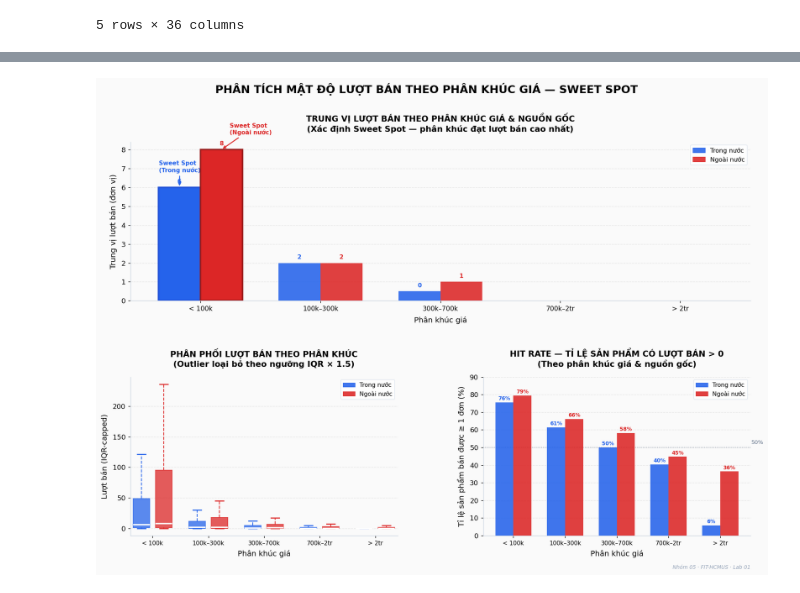
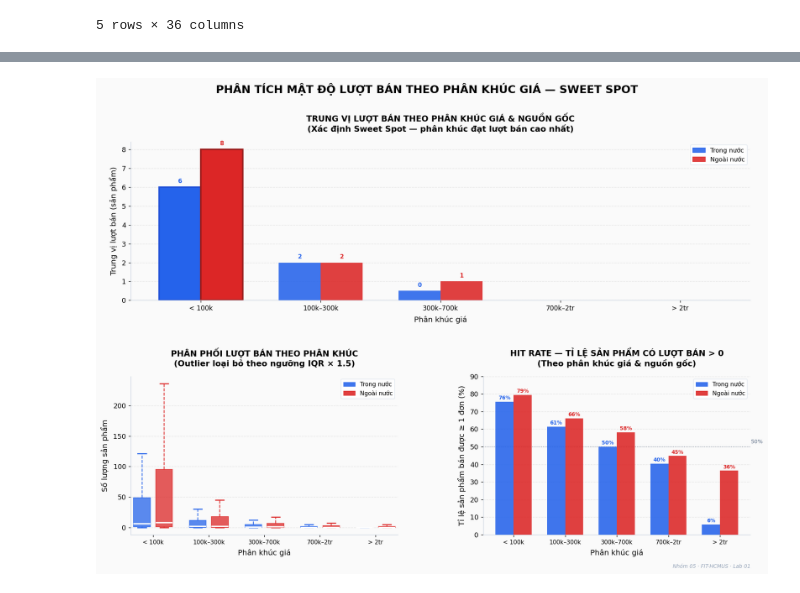
Before and after one commit to TrucHang676/TQH-LAB010-N5, a Jupyter notebook: notebooks/DataVisualization _ 23120206.ipynb, the cells around one changed output, grey strips where cells are left out. Cells and saved outputs as stored; diff of their text form; code cells hidden in the pictures.

Commit message:
Tinh chỉnh, nhận xét lại và tối ưu biểu đồ

```diff
--- a/notebooks/DataVisualization _ 23120206.ipynb
+++ b/notebooks/DataVisualization _ 23120206.ipynb
@@ -117,14 +117,12 @@ Phân khúc giá là yếu tố định vị sản phẩm cốt lõi quyết đ
 - **Biểu đồ hộp (Box plot):** phù hợp để thể hiện toàn bộ hình dạng phân phối lượt bán trong từng phân khúc, bao gồm độ trải, giá trị ngoại lai và độ lệch bổ sung chiều "mật độ" mà biểu đồ cột che khuất.
 - **Biểu đồ cột nhóm (Grouped bar chart — Hit Rate):** phù hợp để so sánh tỉ lệ sản phẩm thực sự bán được ít nhất một đơn giữa hai nhóm theo từng phân khúc cho thấy mức độ "sống" thực tế của từng phân khúc thay vì chỉ dựa vào trung vị.
 # %%
-# ═══════════════════════════════════════════════════════════════════════════
 # MỤC TIÊU 1 · Phân tích mật độ lượt bán theo phân khúc giá — Sweet Spot
-# ═══════════════════════════════════════════════════════════════════════════
 import numpy as np
 import matplotlib.gridspec as gridspec
 import matplotlib.patches as mpatches
 
-# ── 1. Xử lý outlier: cap sold_count tại Q3 + 1.5×IQR theo từng nhóm ──────
+# ── 1. Xử lý outlier: cap sold_count tại Q3 + 1.5×IQR theo từng nhóm
 def iqr_cap(s):
     q1, q3 = s.quantile(0.25), s.quantile(0.75)
     return s.clip(upper=q3 + 1.5 * (q3 - q1))
@@ -135,14 +133,14 @@ df['sold_capped'] = (df.groupby(['price_segment', 'origin_class_corrected'],
 
 price_labels = ['< 100k', '100k–300k', '300k–700k', '700k–2tr', '> 2tr']
 
-# ── 2. Thống kê cho Biểu đồ 1 (trung vị lượt bán) ─────────────────────────
+# ── 2. Thống kê cho Biểu đồ 1 (trung vị lượt bán)
 med = (df.groupby(['price_segment', 'origin_class_corrected'], observed=True)
          ['sold_count'].median().reset_index())
 med.columns = ['segment', 'origin', 'median_sold']
 med_vn = med[med['origin'] == 'Trong nước']['median_sold'].values
 med_nn = med[med['origin'] == 'Ngoài nước']['median_sold'].values
 
-# ── 3. Thống kê cho Biểu đồ 3 (hit rate: % sold > 0) ──────────────────────
+# ── 3. Thống kê cho Biểu đồ 3 (hit rate: % sold > 0)
 def hit_rate(s):
     return (s > 0).mean() * 100
 
@@ -152,7 +150,7 @@ hr.columns = ['segment', 'origin', 'hit_rate']
 hr_vn = hr[hr['origin'] == 'Trong nước']['hit_rate'].values
 hr_nn = hr[hr['origin'] == 'Ngoài nước']['hit_rate'].values
 
-# ── 4. Figure layout 2×2 ────────────────────────────────────────────────────
+# ── 4. Figure layout 2×2
 fig = plt.figure(figsize=(14, 10))
 fig.patch.set_facecolor('#FAFAFA')
 
@@ -173,9 +171,7 @@ legend_handles = [
     mpatches.Patch(color=C_IMPORT,   alpha=0.88, label='Ngoài nước'),
 ]
 
-# ─────────────────────────────────────────────────────────────────────────────
 # BIỂU ĐỒ 1 · Grouped Bar — Trung vị lượt bán theo phân khúc & nguồn gốc
-# ─────────────────────────────────────────────────────────────────────────────
 x     = np.arange(len(price_order))
 width = 0.35
 
@@ -198,21 +194,9 @@ for bar, c in [(bars_vn, C_DOMESTIC), (bars_nn, C_IMPORT)]:
             ax1.text(b.get_x() + b.get_width()/2, h + 0.15, f'{h:.0f}',
                      ha='center', va='bottom', fontsize=8.5, color=c, fontweight='bold')
 
-# Chú thích Sweet Spot
-ax1.annotate('Sweet Spot\n(Trong nước)',
-             xy=(sweet_vn_idx - width/2, med_vn[sweet_vn_idx]),
-             xytext=(-30, 22), textcoords='offset points',
-             fontsize=8.5, color=C_DOMESTIC, fontweight='bold',
-             arrowprops=dict(arrowstyle='->', color=C_DOMESTIC, lw=1.4))
-ax1.annotate('Sweet Spot\n(Ngoài nước)',
-             xy=(sweet_nn_idx + width/2, med_nn[sweet_nn_idx]),
-             xytext=(12, 22), textcoords='offset points',
-             fontsize=8.5, color=C_IMPORT, fontweight='bold',
-             arrowprops=dict(arrowstyle='->', color=C_IMPORT, lw=1.4))
-
 ax1.set_xticks(x);  ax1.set_xticklabels(price_labels, fontsize=9.5)
 ax1.set_xlabel('Phân khúc giá', labelpad=6)
-ax1.set_ylabel('Trung vị lượt bán (đơn vị)', labelpad=6)
+ax1.set_ylabel('Trung vị lượt bán (sản phẩm)', labelpad=6)
 ax1.set_title('TRUNG VỊ LƯỢT BÁN THEO PHÂN KHÚC GIÁ & NGUỒN GỐC\n'
               '(Xác định Sweet Spot — phân khúc đạt lượt bán cao nhất)',
               fontsize=12, fontweight='bold', pad=15)
@@ -222,9 +206,7 @@ ax1.spines['left'].set_color('#cbd5e1');  ax1.spines['bottom'].set_color('#cbd5e
 ax1.legend(handles=legend_handles, loc='upper right',
            framealpha=0.9, edgecolor='#e2e8f0', fontsize=9)
 
-# ─────────────────────────────────────────────────────────────────────────────
 # BIỂU ĐỒ 2 · Box Plot (IQR-capped) — Phân phối lượt bán
-# ─────────────────────────────────────────────────────────────────────────────
 box_data_vn = [df[(df['price_segment'] == seg) &
                    (df['origin_class_corrected'] == 'Trong nước')]['sold_capped'].dropna().values
                for seg in price_order]
@@ -246,7 +228,7 @@ for bp_data, positions, color in [(box_data_vn, positions_vn, C_DOMESTIC),
                 boxprops=dict(facecolor=color, alpha=0.75, color=color))
 
 ax2.set_xticks(positions_vn + 0.5);  ax2.set_xticklabels(price_labels, fontsize=8.5)
-ax2.set_ylabel('Lượt bán (IQR-capped)', labelpad=6)
+ax2.set_ylabel('Số lượng sản phẩm', labelpad=6)
 ax2.set_xlabel('Phân khúc giá', labelpad=6)
 ax2.set_title('PHÂN PHỐI LƯỢT BÁN THEO PHÂN KHÚC\n'
               '(Outlier loại bỏ theo ngưỡng IQR × 1.5)',
@@ -257,40 +239,38 @@ ax2.spines['left'].set_color('#cbd5e1');  ax2.spines['bottom'].set_color('#cbd5e
 ax2.legend(handles=legend_handles, loc='upper right',
            framealpha=0.9, edgecolor='#e2e8f0', fontsize=8.5)
 
-# ─────────────────────────────────────────────────────────────────────────────
 # BIỂU ĐỒ 3 · Grouped Bar — Hit Rate (% sản phẩm có lượt bán > 0)
-# ─────────────────────────────────────────────────────────────────────────────
 bars3_vn = ax3.bar(x - width/2, hr_vn, width, color=C_DOMESTIC, alpha=0.88, zorder=3)
 bars3_nn = ax3.bar(x + width/2, hr_nn, width, color=C_IMPORT,   alpha=0.88, zorder=3)
 
 for bar, c in [(bars3_vn, C_DOMESTIC), (bars3_nn, C_IMPORT)]:
     for b in bar:
         h = b.get_height()
         ax3.text(b.get_x() + b.get_width()/2, h + 0.6, f'{h:.0f}%',
                  ha='center', va='bottom', fontsize=7.5, color=c, fontweight='bold')
 
 ax3.axhline(50, color='#64748b', linewidth=1, linestyle=':', alpha=0.7, zorder=2)
 ax3.text(4.6, 51.2, '50%', fontsize=8, color='#64748b', va='bottom')
 ax3.set_xticks(x);  ax3.set_xticklabels(price_labels, fontsize=8.5)
 ax3.set_ylabel('Tỉ lệ sản phẩm bán được ≥ 1 đơn (%)', labelpad=6)
 ax3.set_xlabel('Phân khúc giá', labelpad=6)
 ax3.set_ylim(0, 90)
 ax3.set_title('HIT RATE — TỈ LỆ SẢN PHẨM CÓ LƯỢT BÁN > 0\n'
               '(Theo phân khúc giá & nguồn gốc)',
               fontsize=12, fontweight='bold', pad=15)
 ax3.set_facecolor('#FAFAFA')
 ax3.yaxis.grid(True, alpha=0.25, linestyle='--', zorder=0);  ax3.set_axisbelow(True)
 ax3.spines['left'].set_color('#cbd5e1');  ax3.spines['bottom'].set_color('#cbd5e1')
 ax3.legend(handles=legend_handles, loc='upper right',
            framealpha=0.9, edgecolor='#e2e8f0', fontsize=8.5)
 
 fig.text(0.97, 0.01, 'Nhóm 05 · FIT-HCMUS · Lab 01',
          ha='right', va='bottom', fontsize=7.5, color='#94a3b8', style='italic')
 
 plt.tight_layout(rect=[0, 0.02, 1, 0.93])
 plt.show()
 # %% [output]
-[figure, old version]
+[figure, new version]
 # %% [markdown]
 ### **2.1.3. Nhận xét và kết luận**
 
```
Also changed, not shown: parts of 8 cells of this notebook.
